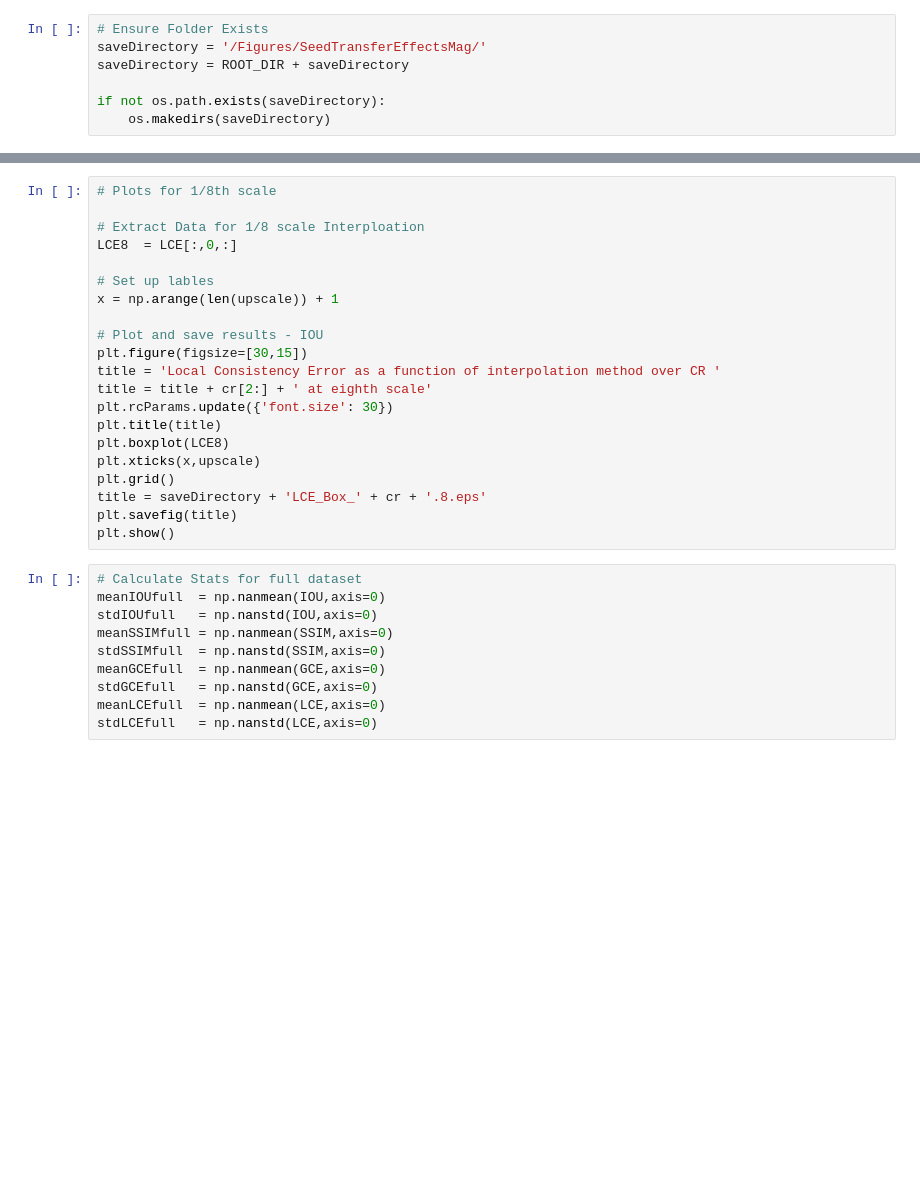
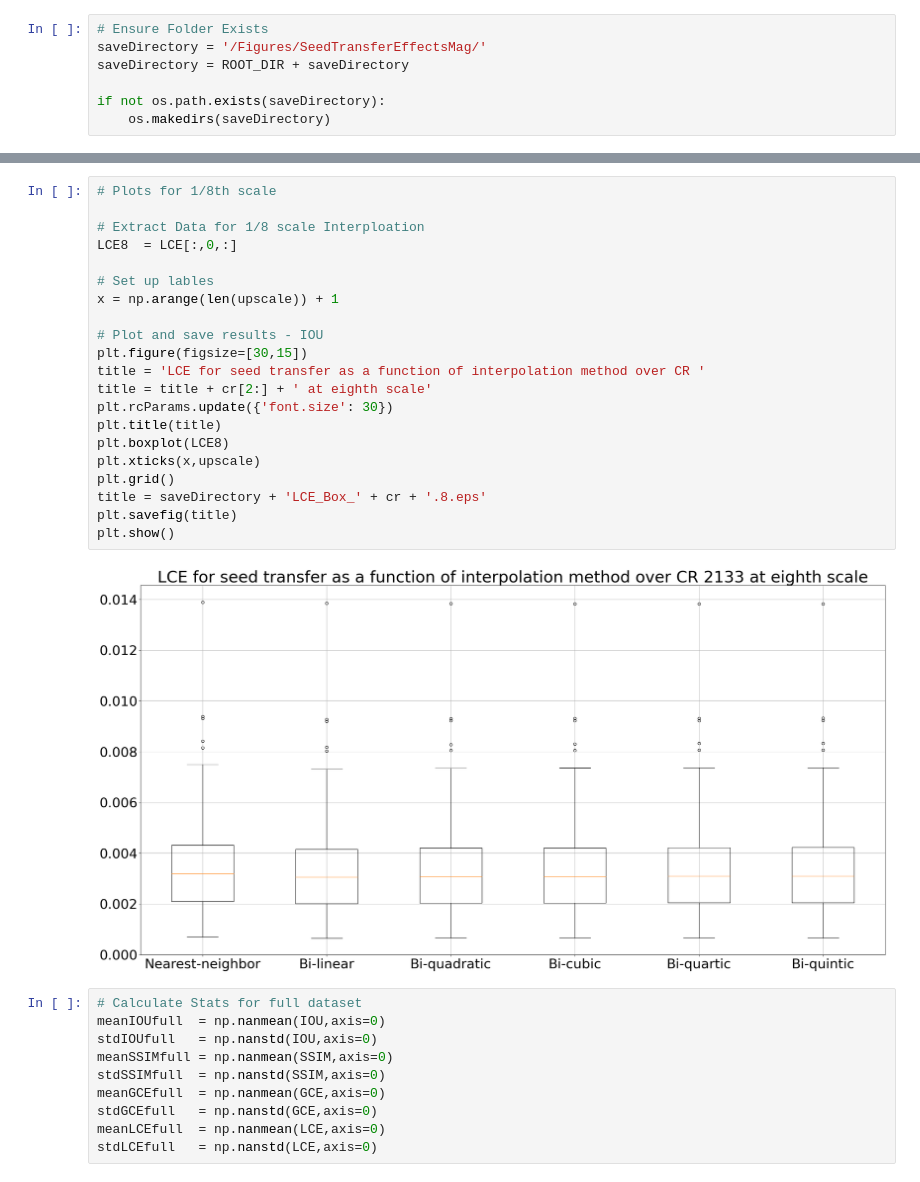
Before and after one commit to DuckDuckPig/CH-QUACK, a Jupyter notebook: HMI_Experiments/TestEvolutionMethods/SeedTransfer/Analysis/visulization_singleCR-BW_uni.ipynb, the cells around one changed output, grey strips where cells are left out. Cells and saved outputs as stored; diff of their text form; blank space fills up the shorter version.

```diff
--- a/HMI_Experiments/TestEvolutionMethods/SeedTransfer/Analysis/visulization_singleCR-BW_uni.ipynb
+++ b/HMI_Experiments/TestEvolutionMethods/SeedTransfer/Analysis/visulization_singleCR-BW_uni.ipynb
@@ -113,24 +124,26 @@ plt.show()
 # %%
 # Plots for 1/8th scale
 
 # Extract Data for 1/8 scale Interploation
 LCE8  = LCE[:,0,:]
 
 # Set up lables
 x = np.arange(len(upscale)) + 1
 
 # Plot and save results - IOU
 plt.figure(figsize=[30,15])
-title = 'Local Consistency Error as a function of interpolation method over CR '
+title = 'LCE for seed transfer as a function of interpolation method over CR '
 title = title + cr[2:] + ' at eighth scale'
 plt.rcParams.update({'font.size': 30})
 plt.title(title)
 plt.boxplot(LCE8)
 plt.xticks(x,upscale)
 plt.grid()
 title = saveDirectory + 'LCE_Box_' + cr + '.8.eps'
 plt.savefig(title)
 plt.show()
+# %% [output]
+[figure, added]
 # %%
 # Calculate Stats for full dataset
 meanIOUfull  = np.nanmean(IOU,axis=0)
```
Also changed, not shown: parts of 5 cells of this notebook, 4 other files.
